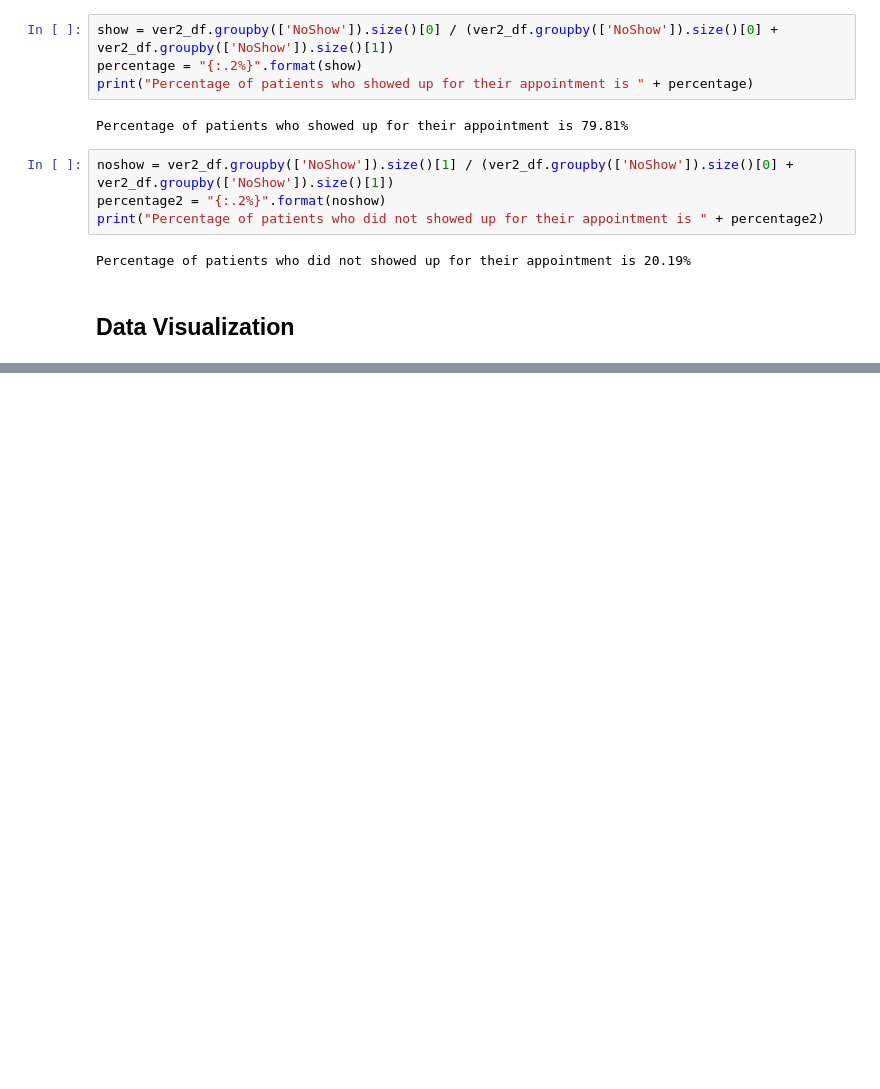
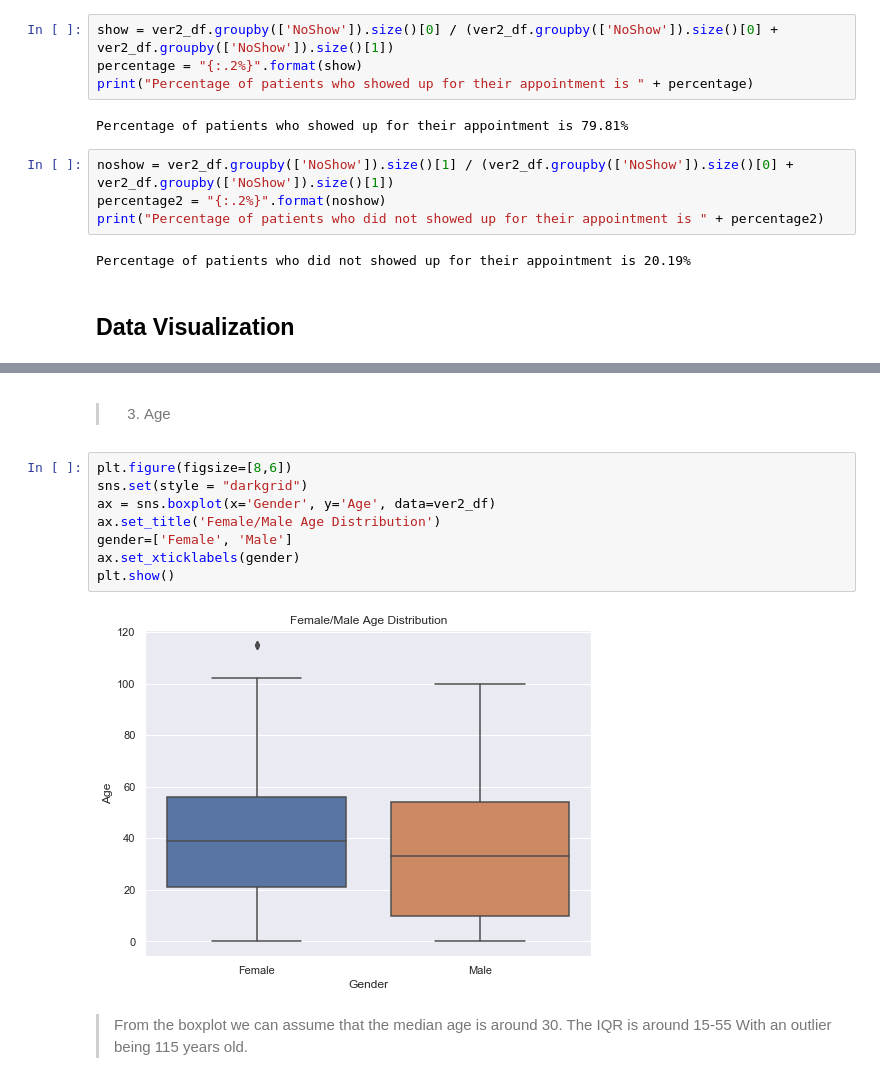
Before and after one commit to isaphu/Predicting-no-show-, a Jupyter notebook: noshow.ipynb, the cells around one changed output, grey strips where cells are left out. Cells and saved outputs as stored; diff of their text form; blank space fills up the shorter version.

```diff
--- a/noshow.ipynb
+++ b/noshow.ipynb
@@ -378,0 +431,15 @@ plt.show()
+# %% [markdown]
+<a id='age'></a>
+> 3. Age
+# %%
+plt.figure(figsize=[8,6])
+sns.set(style = "darkgrid")
+ax = sns.boxplot(x='Gender', y='Age', data=ver2_df)
+ax.set_title('Female/Male Age Distribution')
+gender=['Female', 'Male']
+ax.set_xticklabels(gender)
+plt.show()
+# %% [output]
+[figure, added]
+# %% [markdown]
+> From the boxplot we can assume that the median age is around 30. The IQR is around 15-55 With an outlier being 115 years old.
```
Also changed, not shown: parts of 40 cells of this notebook.
